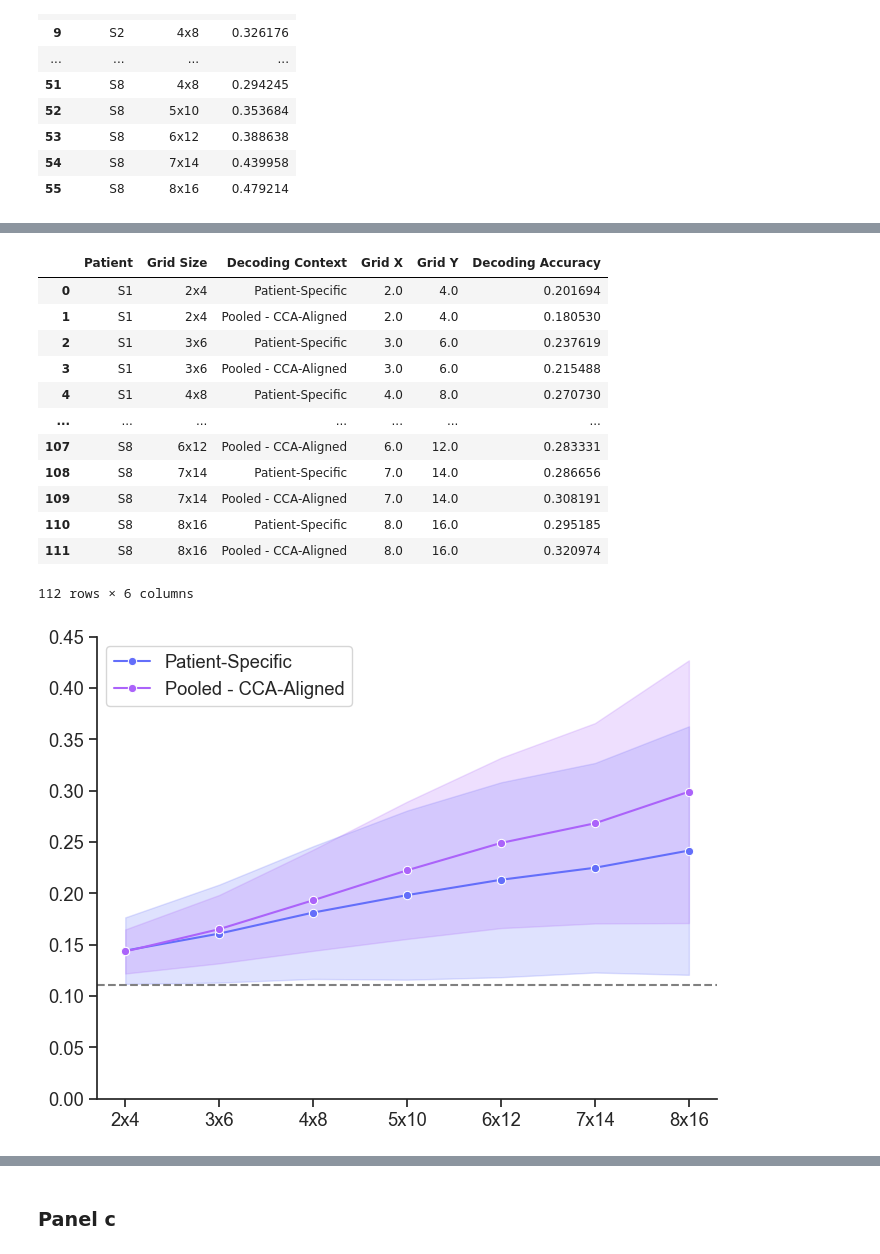
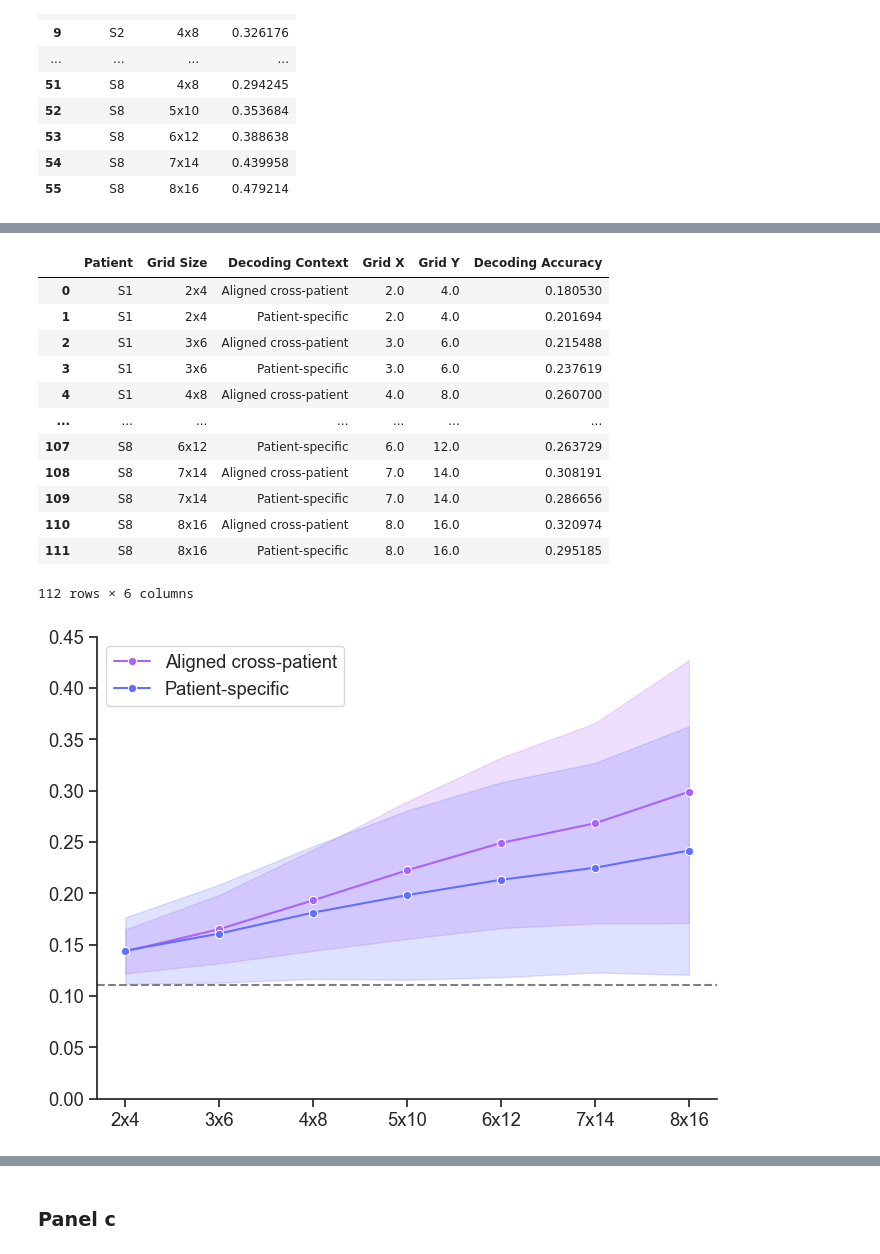
Before and after one commit to coganlab/cross_patient_speech_decoding, a Jupyter notebook: aligned_decoding/figures/fig_5.ipynb, the cells around one changed output, grey strips where cells are left out. Drawn from its saved outputs; the diff is of its cells as text; code cells hidden in the pictures.

```diff
--- a/aligned_decoding/figures/fig_5.ipynb
+++ b/aligned_decoding/figures/fig_5.ipynb
@@ -811,3 +804,21 @@ plt.savefig(r"C:\Users\zms14\Box\CoganLab\IndividualMeetings\Zac\manuscripts\cro
 plt.show()
 # %% [output]
 [figure]
+# %%
+# run stats on difference between CCA and Patient-Specific decoding at each contact size
+def diff_stat(a,b,axis):
+    return np.mean(a, axis=axis) - np.mean(b, axis=axis)
+
+stat_data = []
+for pitch in pitch_list:
+    pt_spf = mean_pitch_decode_df[(mean_pitch_decode_df['Decoding Context'] == 'Patient-specific') & (mean_pitch_decode_df['Pitch'] == pitch)]['Decoding Accuracy']
+    cca = mean_pitch_decode_df[(mean_pitch_decode_df['Decoding Context'] == 'Aligned cross-patient') & (mean_pitch_decode_df['Pitch'] == pitch)]['Decoding Accuracy']
+
+    res = stats.permutation_test((pt_spf, cca), diff_stat, permutation_type='samples')
+    # res = ttest_rel(pt_spf, cca)
+    stat_data.append((pitch, res.statistic, res.pvalue))
+
+fdr_pass, fdr_pvals = fdrcorrection([p_val for _, _, p_val in stat_data])
+print(fdr_pass)
+for i in range(len(stat_data)):
+    print(f'Pitch: {stat_data[i][0]} - t-statistic: {stat_data[i][1]}, p-value: {stat_data[i][2]}, FDR-corrected p-value: {fdr_pvals[i]}')
@@ -1019,7 +1042,7 @@ for pt in pt_list:
             cca_accs = cmat_wrap(*[utils.load_pkl(DECODE_PATH + f'pooled/S62_added/{pt}/grid_subsampling/cca/{pt}_{p_str}_gridSubsamp{grid}_pooled_ccaAligned_rbf_noCV_20fold.pkl')[k] for k in ['y_true', 'y_pred']])
             p_tar[1,:len(cca_accs)] = cca_accs
 
-            decode_df = pd.DataFrame(p_tar.T, columns=['Patient-Specific', 'Pooled - CCA-Aligned'])
+            decode_df = pd.DataFrame(p_tar.T, columns=['Patient-specific', 'Aligned cross-patient'])
 
             wide_dfs.append(decode_df)
             decode_df = pd.melt(decode_df, var_name='Decoding Context', value_name='Decoding Accuracy')
@@ -1061,31 +1084,31 @@ mean_grid_decode_df = grid_decode_df_long.drop(columns=['Phoneme Index']).groupb
 mean_grid_decode_df
 # %% [output]
 |  | Patient | Grid Size | Decoding Context | Grid X | Grid Y | Decoding Accuracy |
-| 0 | S1 | 2x4 | Patient-Specific | 2.0 | 4.0 | 0.201694 |
-| 1 | S1 | 2x4 | Pooled - CCA-Aligned | 2.0 | 4.0 | 0.180530 |
-| 2 | S1 | 3x6 | Patient-Specific | 3.0 | 6.0 | 0.237619 |
-| 3 | S1 | 3x6 | Pooled - CCA-Aligned | 3.0 | 6.0 | 0.215488 |
-| 4 | S1 | 4x8 | Patient-Specific | 4.0 | 8.0 | 0.270730 |
+| 0 | S1 | 2x4 | Aligned cross-patient | 2.0 | 4.0 | 0.180530 |
+| 1 | S1 | 2x4 | Patient-specific | 2.0 | 4.0 | 0.201694 |
+| 2 | S1 | 3x6 | Aligned cross-patient | 3.0 | 6.0 | 0.215488 |
+| 3 | S1 | 3x6 | Patient-specific | 3.0 | 6.0 | 0.237619 |
+| 4 | S1 | 4x8 | Aligned cross-patient | 4.0 | 8.0 | 0.260700 |
 | ... | ... | ... | ... | ... | ... | ... |
-| 107 | S8 | 6x12 | Pooled - CCA-Aligned | 6.0 | 12.0 | 0.283331 |
-| 108 | S8 | 7x14 | Patient-Specific | 7.0 | 14.0 | 0.286656 |
-| 109 | S8 | 7x14 | Pooled - CCA-Aligned | 7.0 | 14.0 | 0.308191 |
-| 110 | S8 | 8x16 | Patient-Specific | 8.0 | 16.0 | 0.295185 |
-| 111 | S8 | 8x16 | Pooled - CCA-Aligned | 8.0 | 16.0 | 0.320974 |
+| 107 | S8 | 6x12 | Patient-specific | 6.0 | 12.0 | 0.263729 |
+| 108 | S8 | 7x14 | Aligned cross-patient | 7.0 | 14.0 | 0.308191 |
+| 109 | S8 | 7x14 | Patient-specific | 7.0 | 14.0 | 0.286656 |
+| 110 | S8 | 8x16 | Aligned cross-patient | 8.0 | 16.0 | 0.320974 |
+| 111 | S8 | 8x16 | Patient-specific | 8.0 | 16.0 | 0.295185 |
 112 rows × 6 columns
 # %%
 f, ax1 = plt.subplots(1,1, figsize=(8,6))
 
-sns.lineplot(data=mean_grid_decode_df, x='Grid Size', y='Decoding Accuracy', hue='Decoding Context', marker='o', errorbar='sd', ax=ax1, palette=[px_colors[0], px_colors[3]])
+sns.lineplot(data=mean_grid_decode_df, x='Grid Size', y='Decoding Accuracy', hue='Decoding Context', marker='o', errorbar='sd', ax=ax1, palette=[px_colors[3], px_colors[0]])
 ax1.set_xlabel('')
 ax1.set_ylabel('')
 ax1.axhline(1/9, color='grey', linestyle='--')
 ax1.set_ylim(0.05, 0.45)
 ax1.legend(loc='upper left')
 ax1.set_ylim(0, 0.45)
 
 sns.despine()
 plt.savefig(r"C:\Users\zms14\Box\CoganLab\IndividualMeetings\Zac\manuscripts\cross_patient_speech_decoding\figures\fig_5\grid_subsamp_decode.svg")
 plt.show()
 # %% [output]
-[figure, old version]
+[figure, new version]
```
Also changed, not shown: parts of 11 cells of this notebook.
